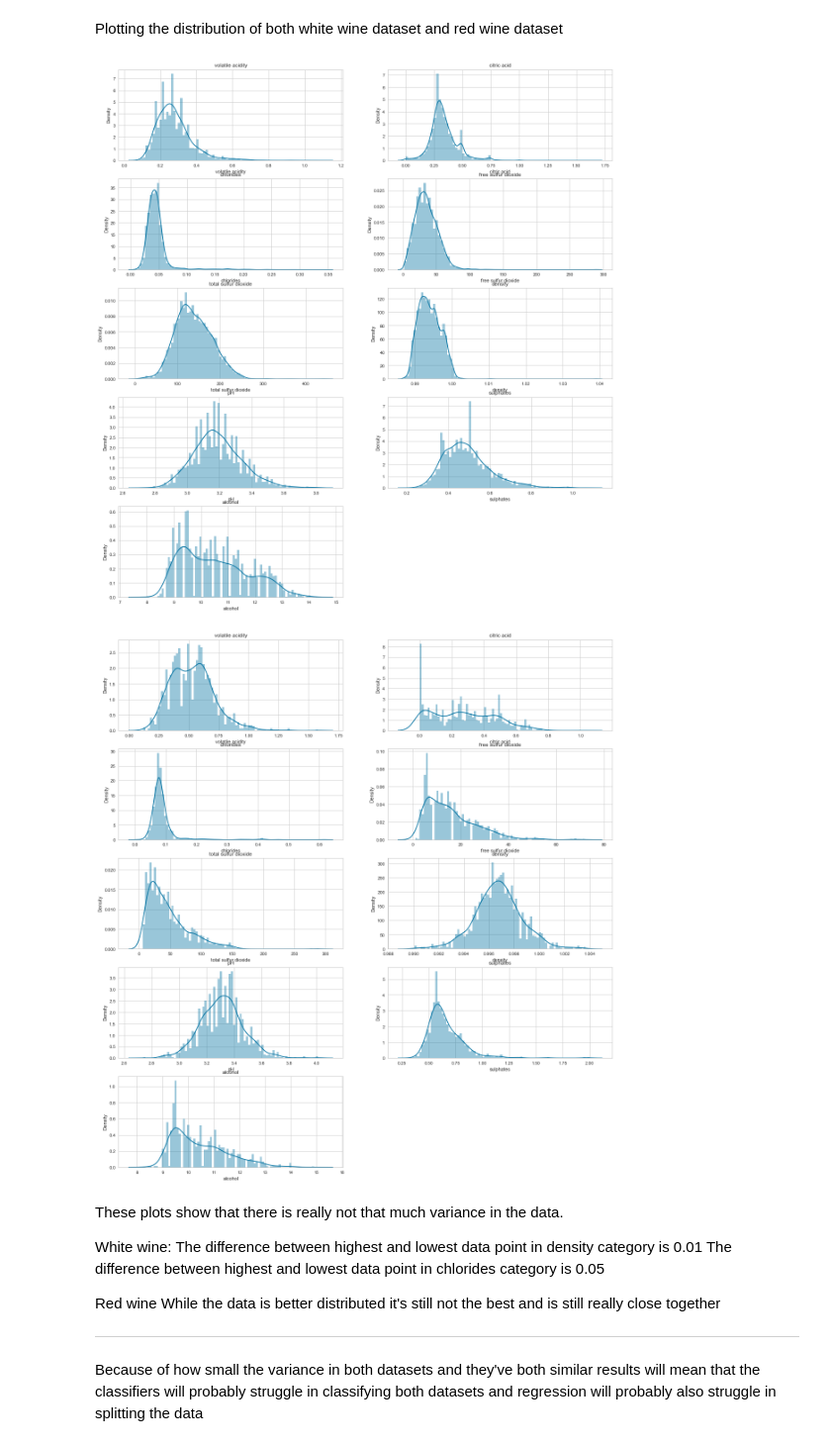
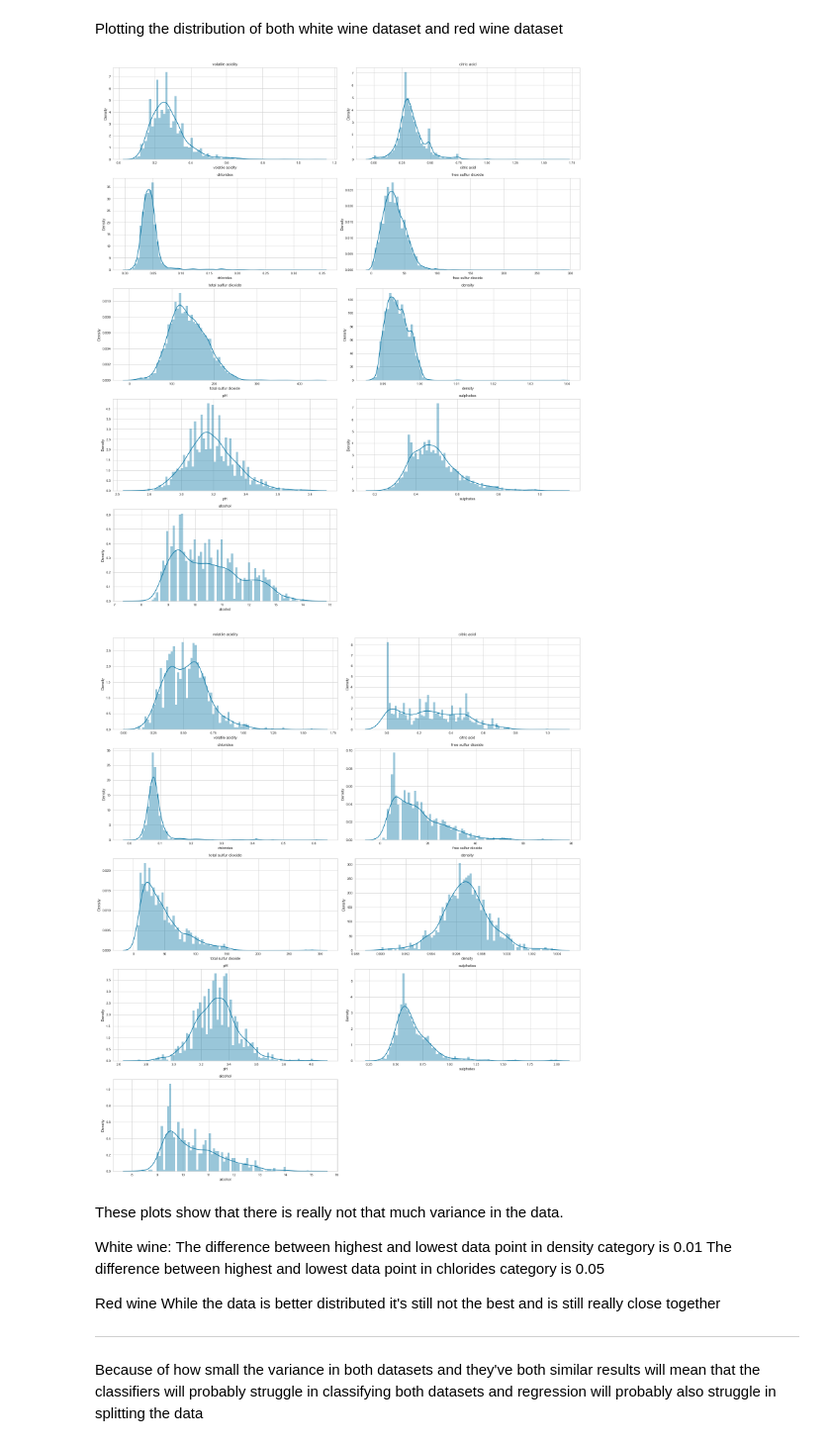
Before and after one commit to AntonMayboeck/AnalysisWine, a Jupyter notebook: wineclassification.py.ipynb, the cells around one changed output. Shown at 99% size. Cells and saved outputs as stored; diff of their text form; code cells hidden in the pictures.

```diff
--- a/wineclassification.py.ipynb
+++ b/wineclassification.py.ipynb
@@ -163,27 +163,33 @@ Plotting the distribution of both white wine dataset and red wine dataset
 # %%
 # White wine
 cols = X_white.columns
 
 fig = plt.figure(figsize=(20,90))
 
+
+
 for i in range(1, len(cols)):
     ax = fig.add_subplot(20, 2, i)
     g = sns.distplot(X_white[cols[i]], bins=80)
     plt.title(cols[i])
+fig.tight_layout()
 # %% [output]
-[figure, old version]
+[figure, new version]
 # %%
 # Red wine
 cols = X_red.columns
 
 fig = plt.figure(figsize=(20,90))
 
+
+
 for i in range(1, len(cols)):
     ax = fig.add_subplot(20, 2, i)
     g = sns.distplot(X_red[cols[i]], bins=80)
     plt.title(cols[i])
+fig.tight_layout()
 # %% [output]
-[figure, old version]
+[figure, new version]
 # %% [markdown]
 These plots show that there is really not that much variance in the data.
 
```
Also changed, not shown: parts of 10 cells of this notebook.
